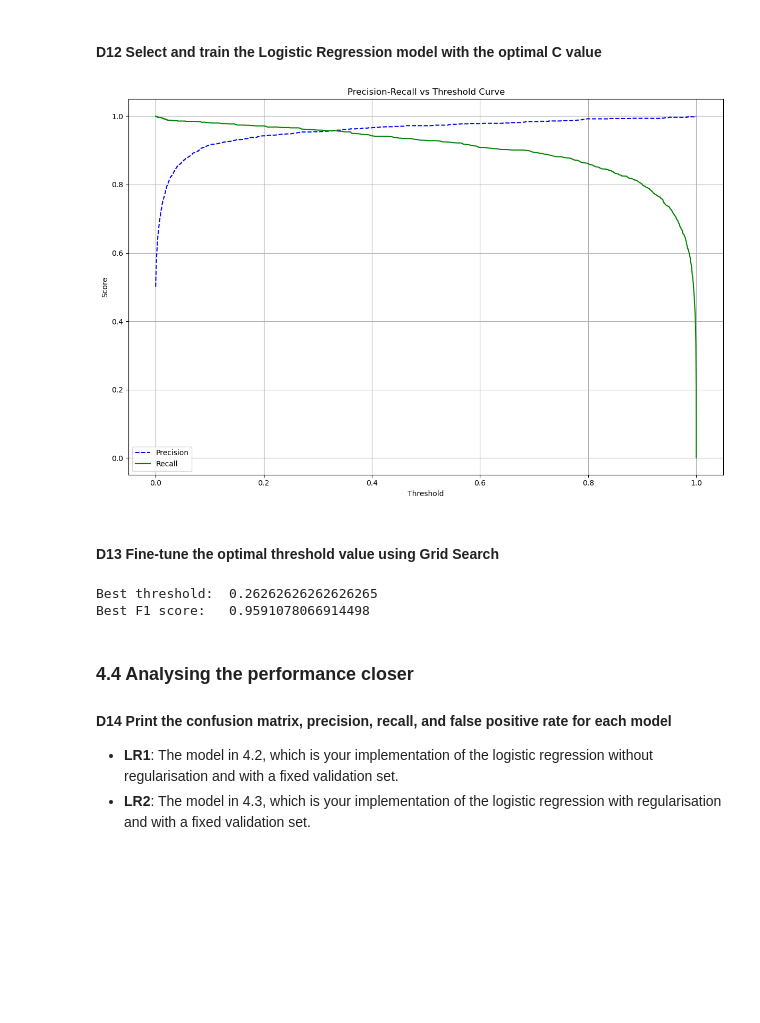
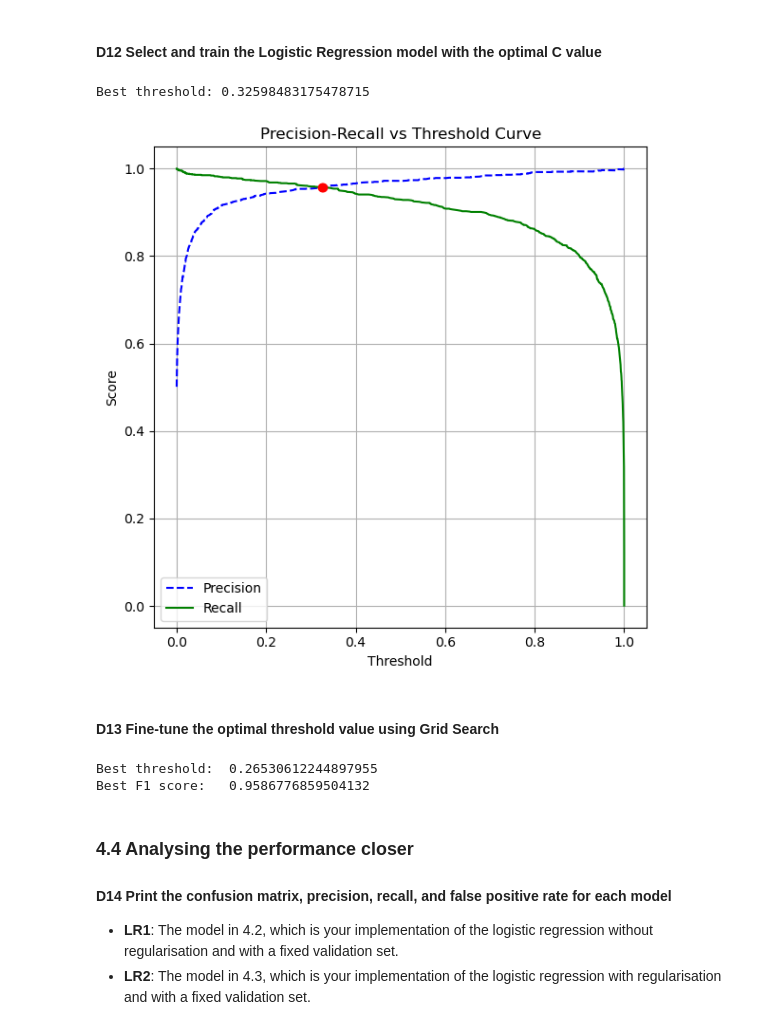
Before and after one commit to LisonLau/CITS5508-Assignments, a Jupyter notebook: Assignment 1 (15%)/assig1_23123849.ipynb, the cells around one changed output. Saved outputs shown, nothing was run; the diff lists cells and outputs as text; code cells hidden in the pictures; blank space fills up the shorter version.

```diff
--- a/Assignment 1 (15%)/assig1_23123849.ipynb
+++ b/Assignment 1 (15%)/assig1_23123849.ipynb
@@ -444,30 +447,34 @@ How do they compare with what you obtain in task D8?
 # %%
 # Train the model using the optimal C value
 lr_model = SGDClassifier(loss='log_loss', penalty='l2', alpha=optimal_C, random_state=5508)
 lr_model.fit(train_x, train_y)
 y_prob_val = lr_model.predict_proba(valid_x)[:, 1]
 
 # Calculate the precision and recall for different threshold values
 precision, recall, thresholds = precision_recall_curve(valid_y, y_prob_val)
+threshold_intersect = np.argwhere(np.diff(np.sign(precision - recall))).flatten()
+print("Best threshold:", np.mean(thresholds[threshold_intersect]))
 
 # Plot the precision and recall versus different threshold values
-plt.figure(figsize=(12, 8))
+plt.figure(figsize=(6, 6))
 plt.plot(thresholds, precision[:-1], "b--", label="Precision")
 plt.plot(thresholds, recall[:-1], "g-", label="Recall")
+plt.plot(thresholds[threshold_intersect], precision[threshold_intersect], 'ro')
 plt.xlabel('Threshold')
 plt.ylabel('Score')
 plt.title('Precision-Recall vs Threshold Curve')
 plt.legend()
 plt.grid()
 plt.tight_layout()
 plt.show()
 # %% [output]
+Best threshold: 0.32598483175478715
-[figure, old version]
+[figure, new version]
 # %% [markdown]
 #### D13 Fine-tune the optimal threshold value using Grid Search
 # %%
 # Initialise variables
-thresholds = np.linspace(0, 1, 100)
+thresholds = np.linspace(0, 1)
 best_threshold = None
 best_f1_score = 0
 
@@ -482,8 +489,8 @@ for threshold in thresholds:
 print('Best threshold:\t', best_threshold)
 print('Best F1 score:\t', best_f1_score)
 # %% [output]
-Best threshold:  0.26262626262626265
-Best F1 score:   0.9591078066914498
+Best threshold:  0.26530612244897955
+Best F1 score:   0.9586776859504132
 # %% [markdown]
 ### 4.4 Analysing the performance closer
 #### D14 Print the confusion matrix, precision, recall, and false positive rate for each model
```
Also changed, not shown: parts of 11 cells of this notebook.
